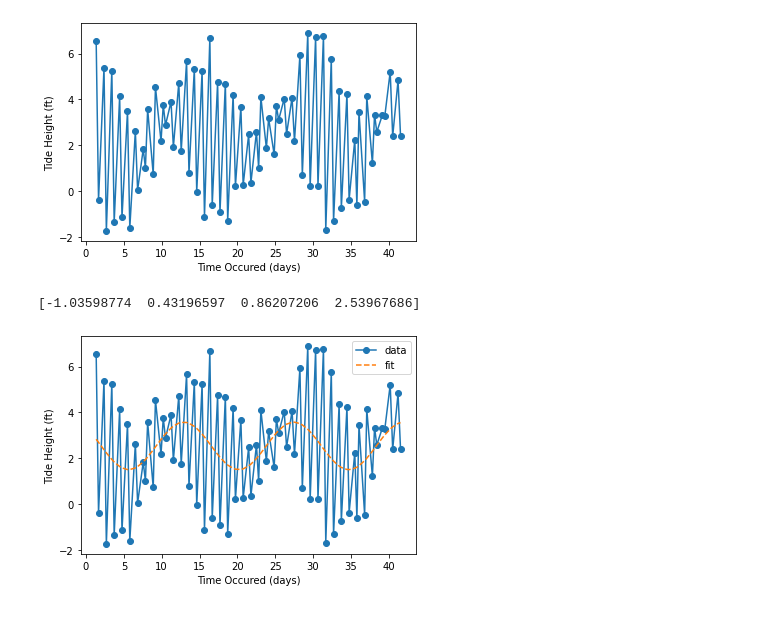
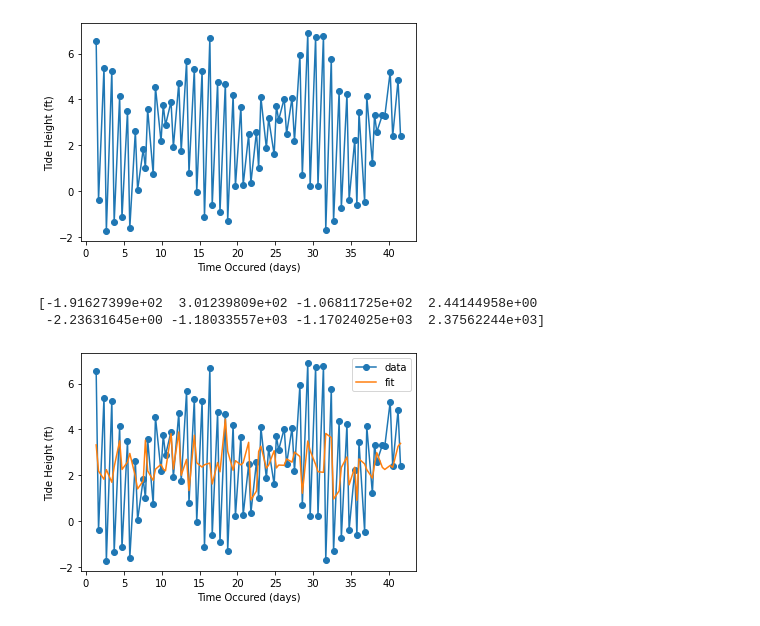
Before and after one commit to Anj-Pra/GroupA5_Astr19, a Jupyter notebook: Group5A_TidalProject.ipynb, the cells around one changed output. Drawn from its saved outputs; the diff is of its cells as text; code cells hidden in the pictures.

Commit message:
Best Fit Fixed

```diff
--- a/Group5A_TidalProject.ipynb
+++ b/Group5A_TidalProject.ipynb
@@ -41,33 +45,29 @@ plt.show()
 [figure]
 # %%
 # 2. Fit the function to the data.
-
-from scipy import optimize
-import math
 
 # arr_mins contains the independent variable (x-values)
 # arr_tide contains the dependent variable (y-values)
 
-def objective(x, a, b, c, d): # time is type int
-    return (a * np.sin(b*x - c) + d)
+def graph_optimize(x, a, b, c, d, e, f, g, h): # time is type int
+    return (e * np.sin(a*x+f) * np.sin(b*x+g) * np.sin(c*x+h) + d)
 
-guess = [7, .5, 2, 3]
-popt, pcov = optimize.curve_fit(objective, arr_mins, arr_tide, p0=guess) #fit
-a, b, c, d = popt # split param values
+popt, pcov = optimize.curve_fit(graph_optimize, arr_mins, arr_tide) #fit
+a, b, c, d, e, f, g, h = popt # split param values, all parts of sine function
 print(popt)
-#print('y = %.5f * sin(%.5f * x)' % (a, b, c, d))
 
-y_line = objective(arr_mins, a, b, c, d)  # calculate output made by best fit
+y_line = graph_optimize(arr_mins, a, b, c, d, e, f, g, h)  # calculate output made by best fit
 
 # create a line plot for the mapping function
 plt.plot(arr_mins, arr_tide, 'o-', label='data')
-plt.plot(arr_mins, y_line, '--', label='fit')
+plt.plot(arr_mins, y_line, '-', label='fit')
 plt.legend()
 plt.xlabel("Time Occured (days)")
 plt.ylabel("Tide Height (ft)")
 plt.show()
 # %% [output]
-[-1.03598774  0.43196597  0.86207206  2.53967686]
+[-1.91627399e+02  3.01239809e+02 -1.06811725e+02  2.44144958e+00
+ -2.23631645e+00 -1.18033557e+03 -1.17024025e+03  2.37562244e+03]
-[figure, old version]
+[figure, new version]
 # %%
 # 3. Subtract off the best fit.
```
Also changed, not shown: parts of 3 cells of this notebook.
